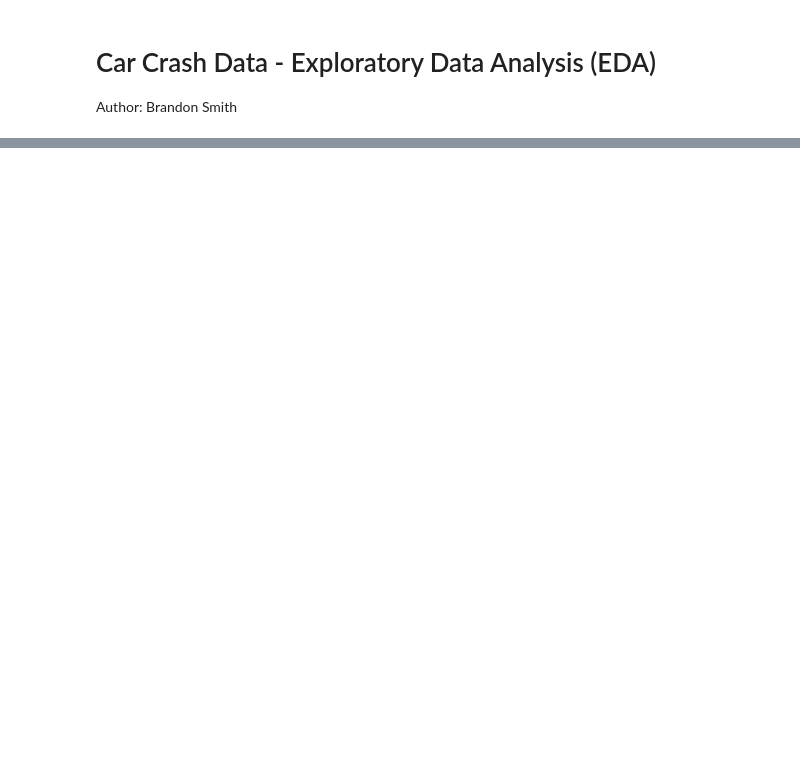
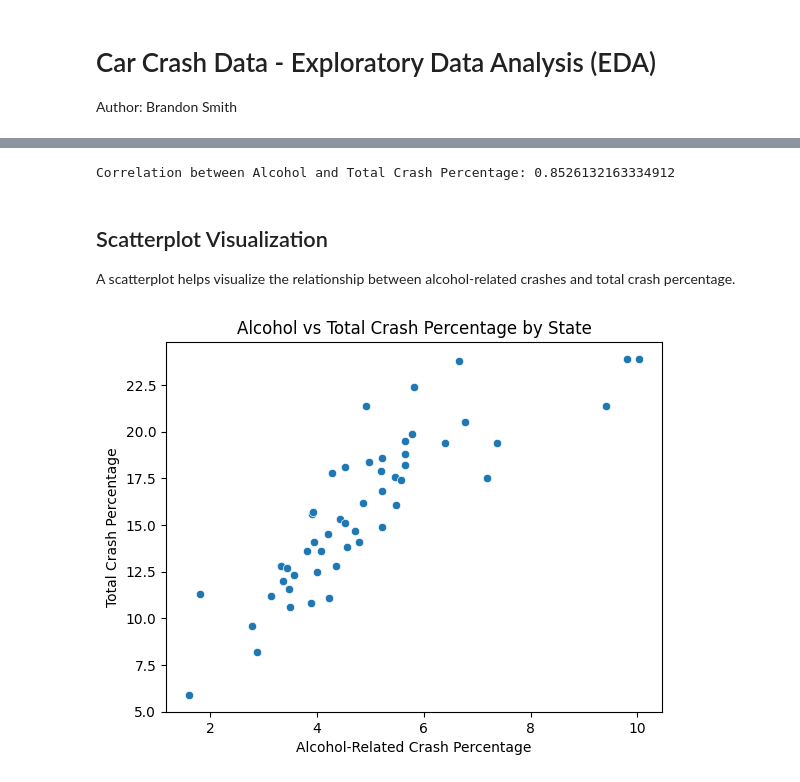
Before and after one commit to Brandon112123/datafun-06-eda, a Jupyter notebook: notebooks/eda.ipynb, the cells around one changed output, grey strips where cells are left out. Drawn from its saved outputs; the diff is of its cells as text; code cells hidden in the pictures; blank space fills up the shorter version.

```diff
--- a/notebooks/eda.ipynb
+++ b/notebooks/eda.ipynb
@@ -19,0 +24,18 @@ df.head()
+# %%
+correlation = df["alcohol"].corr(df["total"])
+print("Correlation between Alcohol and Total Crash Percentage:", correlation)
+# %% [output]
+Correlation between Alcohol and Total Crash Percentage: 0.8526132163334912
+# %% [markdown]
+## Scatterplot Visualization
+
+A scatterplot helps visualize the relationship between alcohol-related crashes and total crash percentage.
+# %%
+plt.figure()
+sns.scatterplot(data=df, x="alcohol", y="total")
+plt.title("Alcohol vs Total Crash Percentage by State")
+plt.xlabel("Alcohol-Related Crash Percentage")
+plt.ylabel("Total Crash Percentage")
+plt.show()
+# %% [output]
+[figure, added]
```
Also changed, not shown: parts of 7 cells of this notebook, 1 other file.
